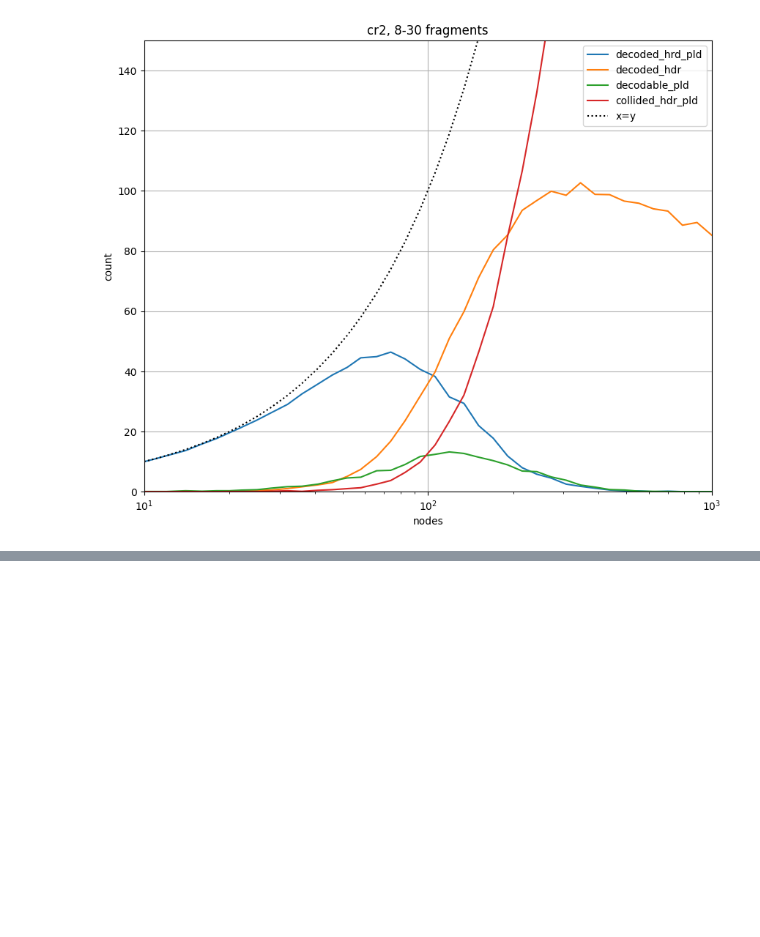
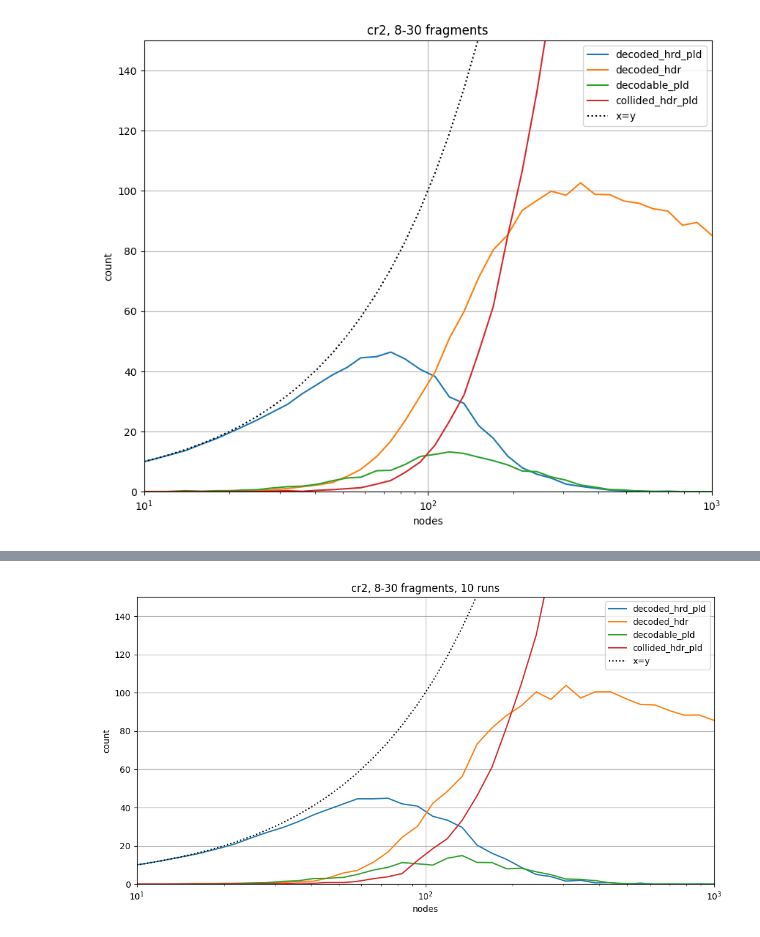
Before and after one commit to diegomm6/lr-fhss_seq-families, a Jupyter notebook: dopplerPlots.ipynb, the cells around one changed output, grey strips where cells are left out. Cells and saved outputs as stored; diff of their text form; code cells hidden in the pictures; blank space fills up the shorter version.

```diff
--- a/dopplerPlots.ipynb
+++ b/dopplerPlots.ipynb
@@ -203,0 +204,21 @@ plt.show()
+# %%
+plt.figure(figsize=(12,6))
+
+plt.plot(nodes, data['nodrop-cr2-1000p-decoded_hrd_pld'], label=f'decoded_hrd_pld')
+plt.plot(nodes, data['nodrop-cr2-1000p-decoded_hdr'], label=f'decoded_hdr')
+plt.plot(nodes, data['nodrop-cr2-1000p-decodable_pld'], label=f'decodable_pld')
+plt.plot(nodes, data['nodrop-cr2-1000p-collided_hdr_pld'], label=f'collided_hdr_pld')
+
+plt.plot(nodes, nodes, label=f'x=y', color='k', linestyle='dotted')
+
+plt.title('cr2, 8-30 fragments, 10 runs')
+plt.xlabel('nodes')
+plt.xscale('log')
+plt.ylabel('count')
+plt.xlim(1e1,1e3)
+plt.ylim(0,1.5e2)
+plt.grid()
+plt.legend()
+plt.show()
+# %% [output]
+[figure, added]
```
Also changed, not shown: parts of 4 cells of this notebook, 6 other files.
